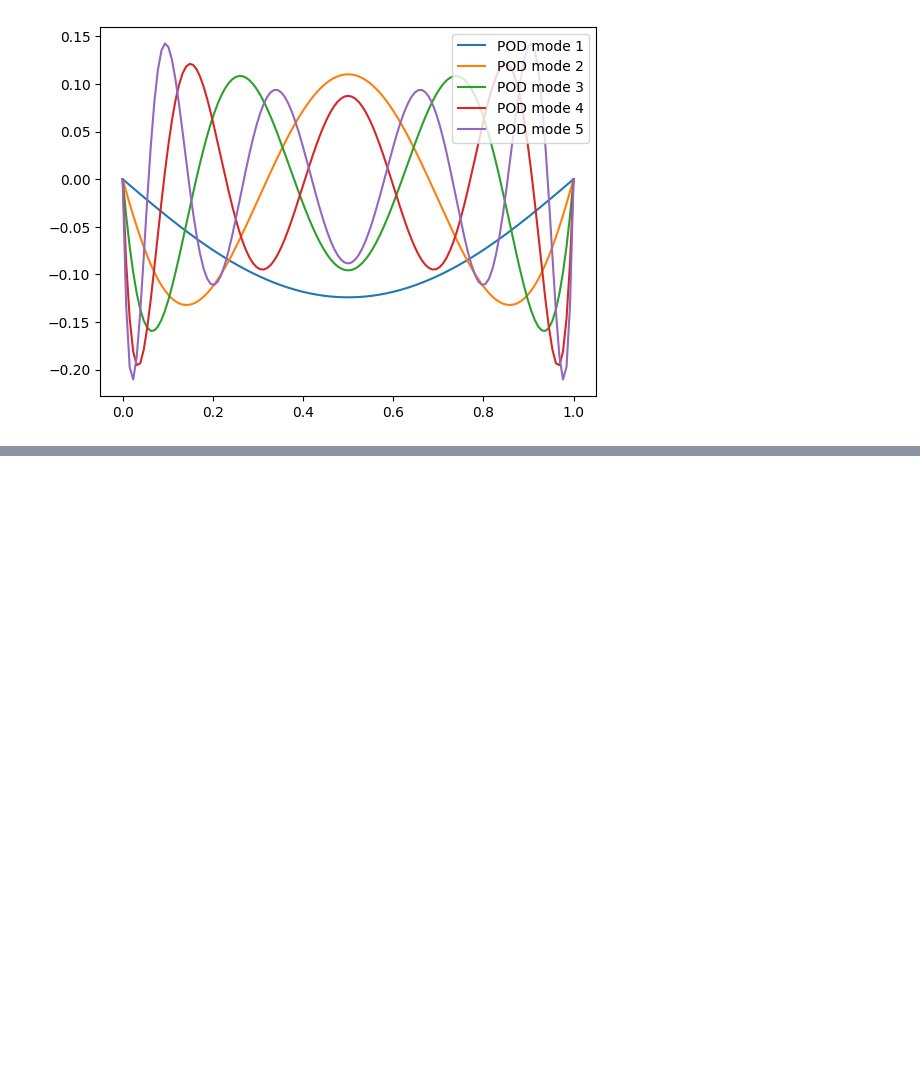
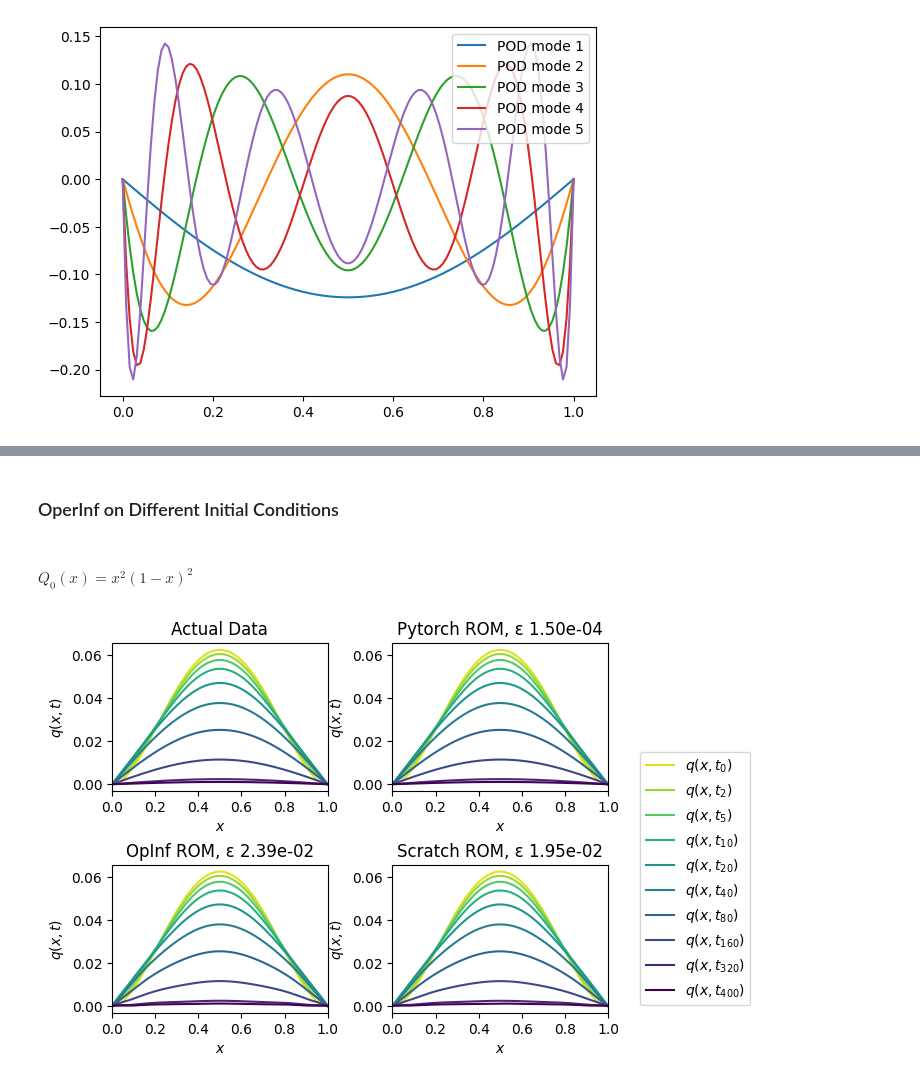
Before and after one commit to S1R3S1D/Operator_Inference, a Jupyter notebook: operinf.ipynb, the cells around one changed output, grey strips where cells are left out. Saved outputs shown, nothing was run; the diff lists cells and outputs as text; code cells hidden in the pictures; blank space fills up the shorter version.

```diff
--- a/operinf.ipynb
+++ b/operinf.ipynb
@@ -192,0 +212,9 @@ Mean Squared Error : 9.745317887844168e-14
+# %% [markdown]
+### OperInf on Different Initial Conditions
+# %% [markdown]
+#### $Q_0(x) = x^2(1-x)^2$
+# %%
+q_0 = x_all**2 * (1 - x_all)**2
+hf.compare(q_0, Vr, fom, rom, A_inf, AT, x_all, t)
+# %% [output]
+[figure, added]
```
Also changed, not shown: parts of 12 cells of this notebook.
